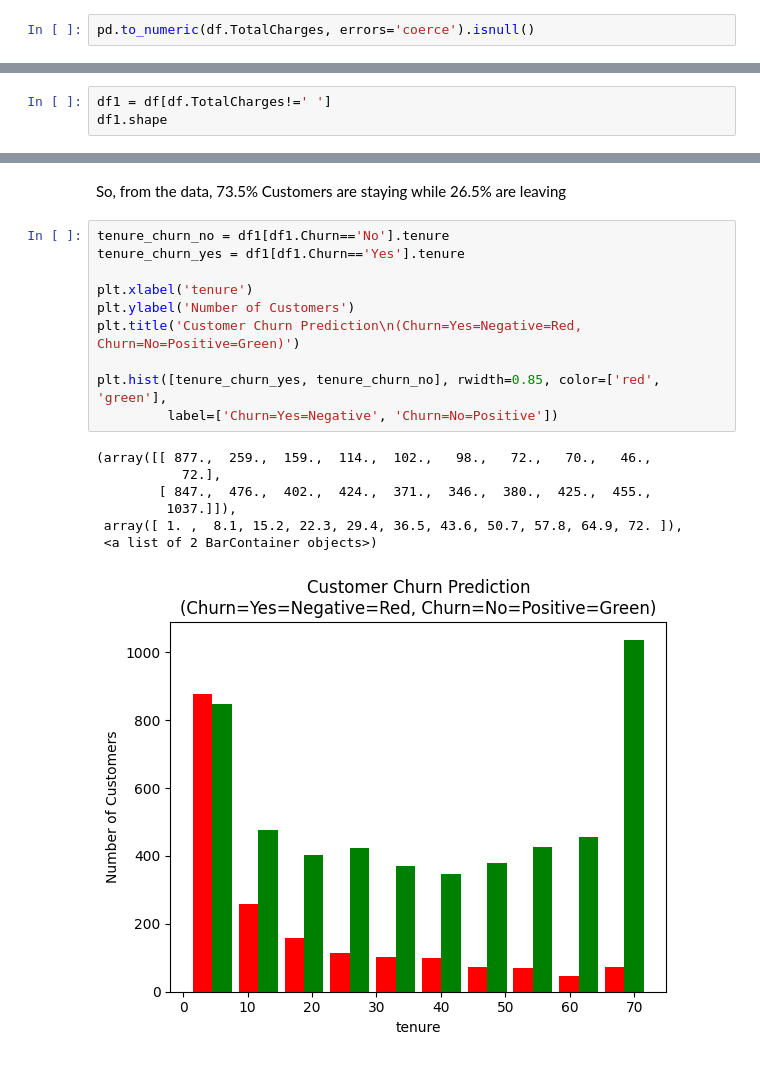
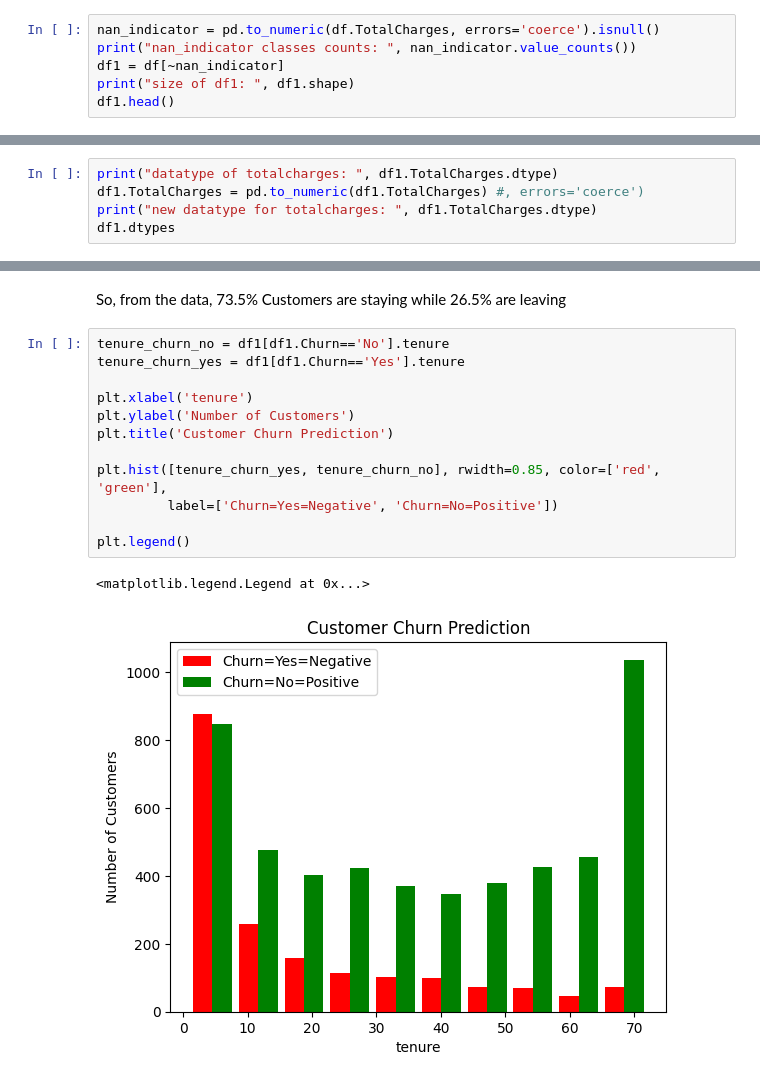
Before and after one commit to kibria30/customer_churn_prediction, a Jupyter notebook: EDA.ipynb, the cells around one changed output, grey strips where cells are left out. Cells and saved outputs as stored; diff of their text form.

```diff
--- a/EDA.ipynb
+++ b/EDA.ipynb
@@ -48,3 +57,7 @@ ValueError: Unable to parse string " " at position 488
 # %%
-pd.to_numeric(df.TotalCharges, errors='coerce').isnull()
+nan_indicator = pd.to_numeric(df.TotalCharges, errors='coerce').isnull()
+print("nan_indicator classes counts: ", nan_indicator.value_counts())
+df1 = df[~nan_indicator]
+print("size of df1: ", df1.shape)
+df1.head()
 # %% [output]
@@ -79,3 +74,0 @@ df[df.TotalCharges==' '].shape
-# %%
-df1 = df[df.TotalCharges!=' ']
-df1.shape
@@ -118,0 +75,5 @@ Name: TotalCharges, Length: 7032, dtype: float64
+# %%
+print("datatype of totalcharges: ", df1.TotalCharges.dtype)
+df1.TotalCharges = pd.to_numeric(df1.TotalCharges) #, errors='coerce')
+print("new datatype for totalcharges: ", df1.TotalCharges.dtype)
+df1.dtypes
@@ -135,19 +121,16 @@ So, from the data, 73.5% Customers are staying while 26.5% are leaving
 # %%
 tenure_churn_no = df1[df1.Churn=='No'].tenure
 tenure_churn_yes = df1[df1.Churn=='Yes'].tenure
 
 plt.xlabel('tenure')
 plt.ylabel('Number of Customers')
-plt.title('Customer Churn Prediction\n(Churn=Yes=Negative=Red, Churn=No=Positive=Green)')
+plt.title('Customer Churn Prediction')
 
 plt.hist([tenure_churn_yes, tenure_churn_no], rwidth=0.85, color=['red', 'green'],
          label=['Churn=Yes=Negative', 'Churn=No=Positive'])
+
+plt.legend()
 # %% [output]
-(array([[ 877.,  259.,  159.,  114.,  102.,   98.,   72.,   70.,   46.,
-           72.],
-        [ 847.,  476.,  402.,  424.,  371.,  346.,  380.,  425.,  455.,
-         1037.]]),
- array([ 1. ,  8.1, 15.2, 22.3, 29.4, 36.5, 43.6, 50.7, 57.8, 64.9, 72. ]),
- <a list of 2 BarContainer objects>)
+<matplotlib.legend.Legend at 0x...>
-[figure, old version]
+[figure, new version]
 # %% [markdown]
```
Also changed, not shown: parts of 23 cells of this notebook, 1 other file.
